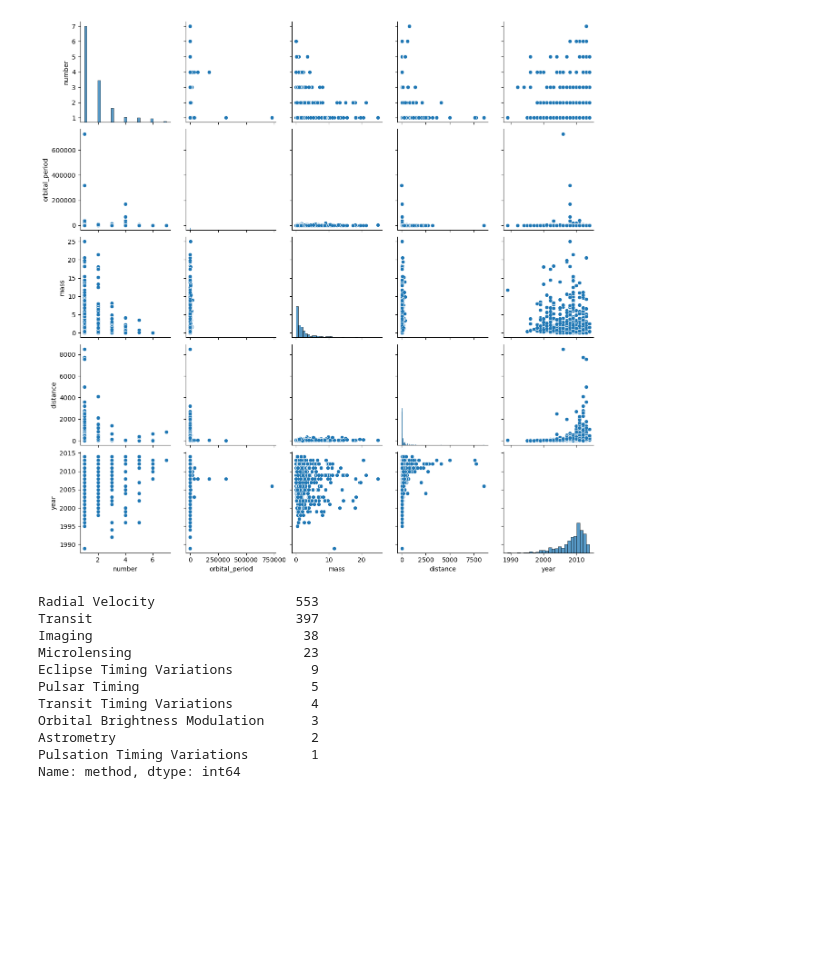
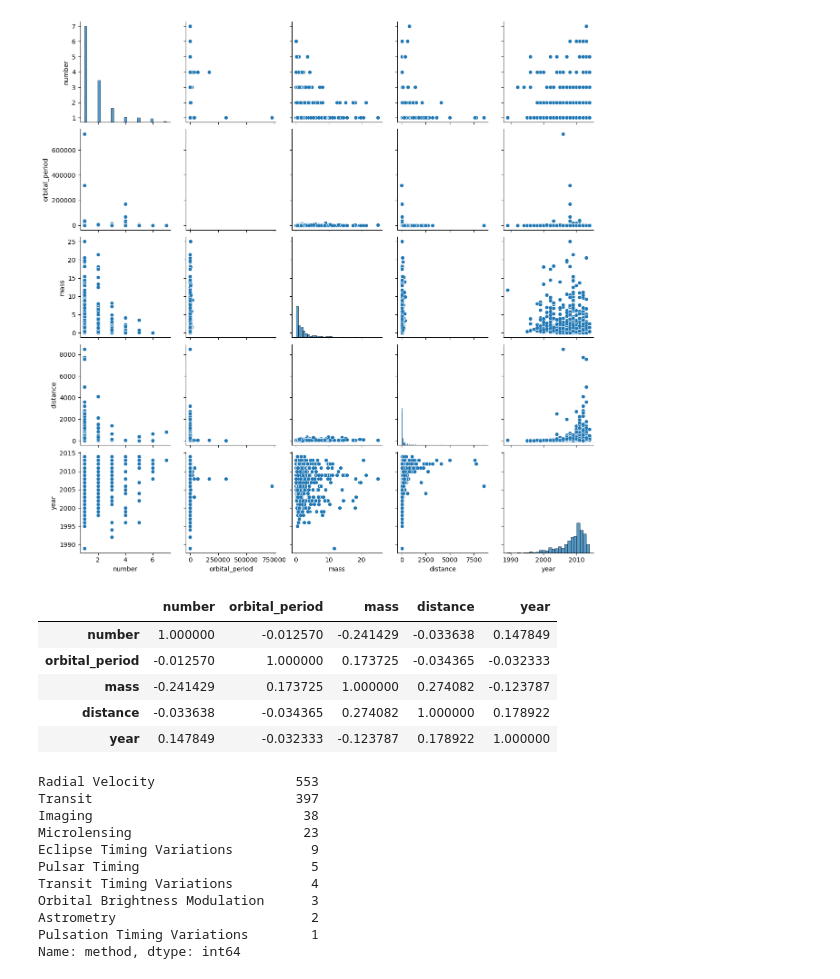
Before and after one commit to crypt0kitik/Introduction-to-Data-Analytics, a Jupyter notebook: Homework sets/Additional notebooks/Data Analytics - Planets.ipynb, the cells around one changed output. Saved outputs shown, nothing was run; the diff lists cells and outputs as text; code cells hidden in the pictures; blank space fills up the shorter version.

```diff
--- a/Homework sets/Additional notebooks/Data Analytics - Planets.ipynb
+++ b/Homework sets/Additional notebooks/Data Analytics - Planets.ipynb
@@ -104,6 +112,20 @@ sns.pairplot(df)
 # %% [output]
 <seaborn.axisgrid.PairGrid at 0x...>
 [figure]
+# %%
+# I decided to make also a table of correlations
+# maybe it could help to find anything interesting
+correlations = df.corr(numeric_only=True)
+correlations
+
+# we do not see any strong correlation
+# %% [output]
+|  | number | orbital_period | mass | distance | year |
+| number | 1.000000 | -0.012570 | -0.241429 | -0.033638 | 0.147849 |
+| orbital_period | -0.012570 | 1.000000 | 0.173725 | -0.034365 | -0.032333 |
+| mass | -0.241429 | 0.173725 | 1.000000 | 0.274082 | -0.123787 |
+| distance | -0.033638 | -0.034365 | 0.274082 | 1.000000 | 0.178922 |
+| year | 0.147849 | -0.032333 | -0.123787 | 0.178922 | 1.000000 |
 # %%
 # we can see what was the most popular method to discover a planet
 df["method"].value_counts()
```
Also changed, not shown: parts of 10 cells of this notebook.
